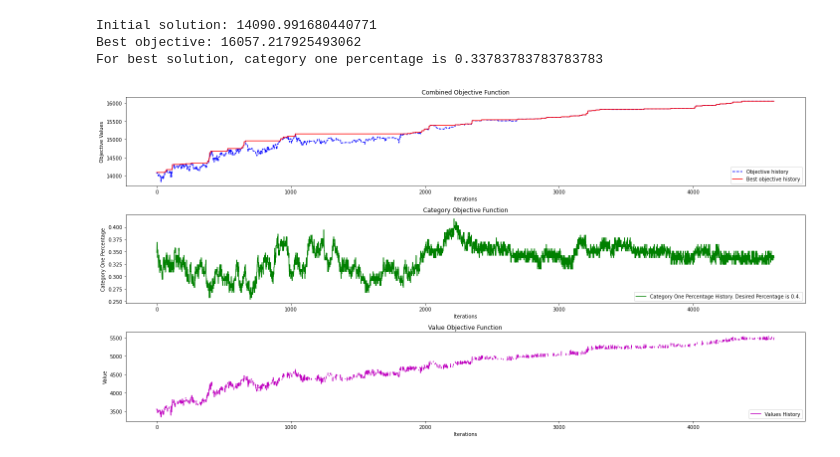
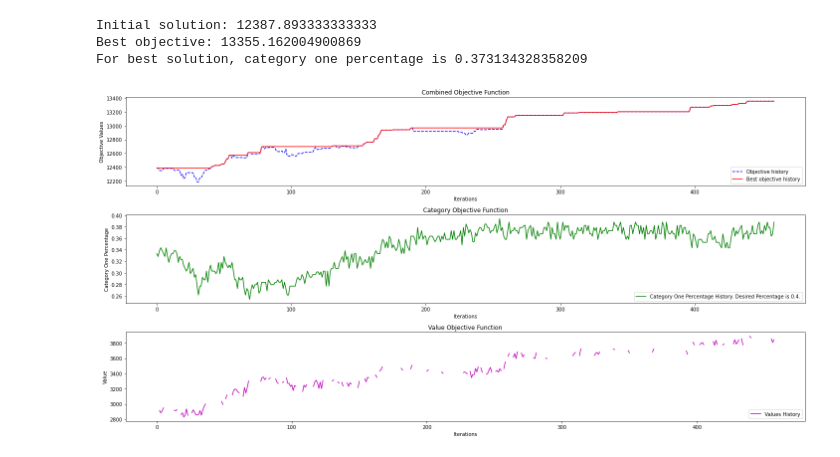
Before and after one commit to Cliffaldinho/Simulated_Annealing_Knapsack, a Jupyter notebook: Simulated Annealing Knapsack with Categories.ipynb, the cells around one changed output. Saved outputs shown, nothing was run; the diff lists cells and outputs as text; code cells hidden in the pictures.

```diff
--- a/Simulated Annealing Knapsack with Categories.ipynb
+++ b/Simulated Annealing Knapsack with Categories.ipynb
@@ -197,39 +197,39 @@ def random_initial_solution():
 # utilize simulated annealing function
 best_solution, solution_history, objective_history, best_objective_history, \
 category_history, value_history, category_one_desired_percentage = \
-    SA_knapsack(initial_temperature=100, cooling_rate=0.001,
+    SA_knapsack(initial_temperature=100, cooling_rate=0.01,
                 category_weighting_factor=1, category_one_desired_percentage=0.4)
 
 best_solution_cat_one_percentage = np.dot(best_solution,categories==1)/(np.dot(best_solution,categories==1) + np.dot(best_solution,categories==2))
 print(f'For best solution, category one percentage is {best_solution_cat_one_percentage}')
 #print(f'Total value is {np.dot(best_solution,weights)}')
 
 # plot values
 fig, (ax1,ax2,ax3) = plt.subplots(3, figsize=(20,10))
 
 ax1.plot(objective_history,"b--",label = "Objective history")
 ax1.plot(best_objective_history,"r-",label = "Best objective history")
 ax1.set_xlabel("Iterations")
 ax1.set_ylabel("Objective Values")
 ax1.legend(loc='lower right')
 ax1.set_title("Combined Objective Function")
 
 ax2.plot(category_history,"g-", label = f'Category One Percentage History. '
                                         f'Desired Percentage is {category_one_desired_percentage}.')
 ax2.set_xlabel("Iterations")
 ax2.set_ylabel("Category One Percentage")
 ax2.legend(loc = "lower right")
 ax2.set_title("Category Objective Function")
 
 ax3.plot(value_history,"m-", label = "Values History")
 ax3.set_xlabel("Iterations")
 ax3.set_ylabel("Value")
 ax3.legend(loc = "lower right")
 ax3.set_title("Value Objective Function")
 
 fig.tight_layout()
 # %% [output]
-Initial solution: 14090.991680440771
-Best objective: 16057.217925493062
-For best solution, category one percentage is 0.33783783783783783
+Initial solution: 12387.893333333333
+Best objective: 13355.162004900869
+For best solution, category one percentage is 0.373134328358209
-[figure, old version]
+[figure, new version]
```
Also changed, not shown: 3 other files.
